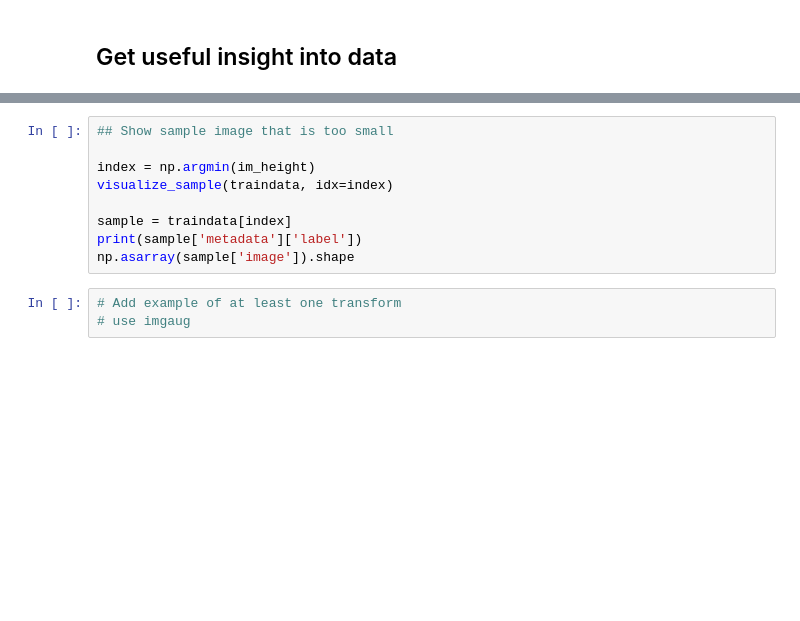
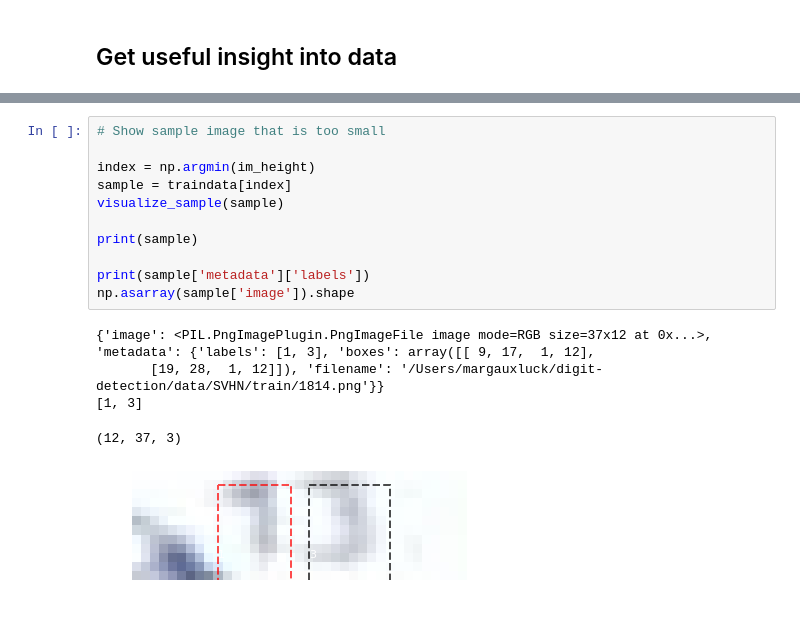
Before and after one commit to mila-iqia/digit-detection, a Jupyter notebook: notebooks/data_visualization.ipynb, the cells around one changed output, grey strips where cells are left out. Saved outputs shown, nothing was run; the diff lists cells and outputs as text; blank space fills up the shorter version.

```diff
--- a/notebooks/data_visualization.ipynb
+++ b/notebooks/data_visualization.ipynb
@@ -163,12 +150,17 @@ print('total number of images that are too small', total)
 # %%
-## Show sample image that is too small
+# Show sample image that is too small
 
 index = np.argmin(im_height)
-visualize_sample(traindata, idx=index)
+sample = traindata[index]
+visualize_sample(sample)
 
-sample = traindata[index]
-print(sample['metadata']['label'])
+print(sample)
+
+print(sample['metadata']['labels'])
 np.asarray(sample['image']).shape
+# %% [output]
+{'image': <PIL.PngImagePlugin.PngImageFile image mode=RGB size=37x12 at 0x...>, 'metadata': {'labels': [1, 3], 'boxes': array([[ 9, 17,  1, 12],
+       [19, 28,  1, 12]]), 'filename': '/Users/margauxluck/digit-detection/data/SVHN/train/1814.png'}}
+[1, 3]
+(12, 37, 3)
+[figure, added]
-# %%
-# Add example of at least one transform
-# use imgaug
```
Also changed, not shown: parts of 8 cells of this notebook, 23 other files.
